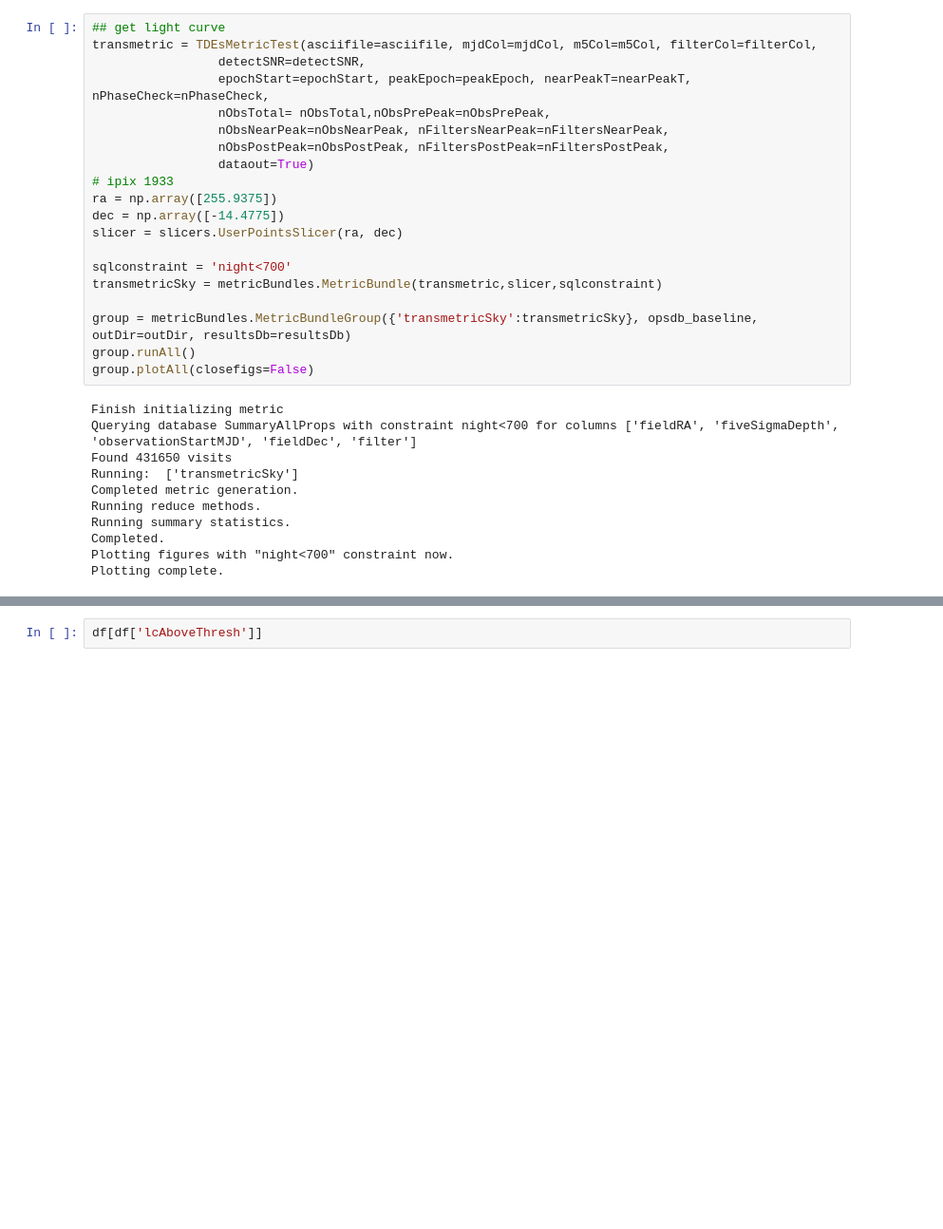
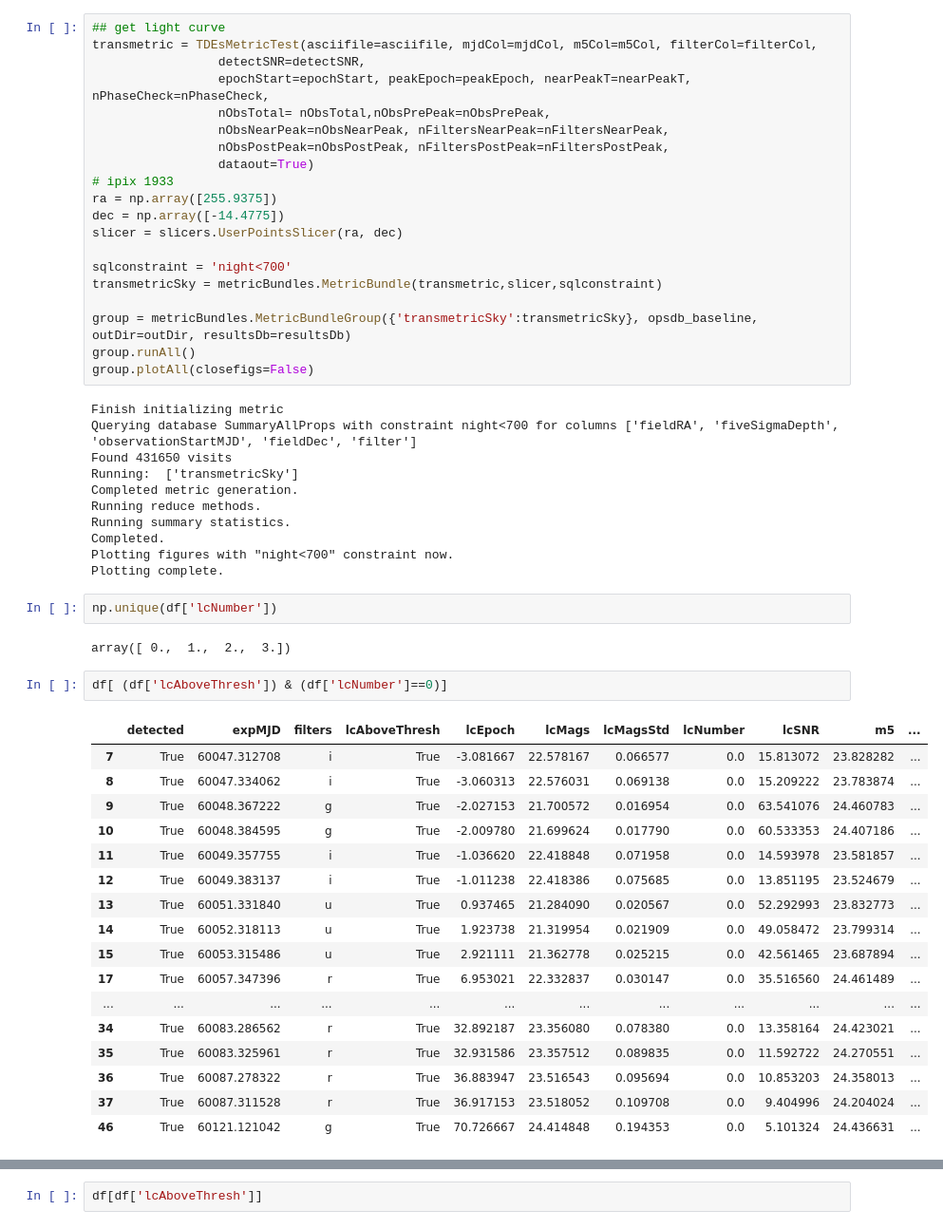
Before and after one commit to xiaolng/maf, a Jupyter notebook: TDEsDb.ipynb, the cells around one changed output, grey strips where cells are left out. Shown: that part at 95% size. Cells and saved outputs as stored; diff of their text form; blank space fills up the shorter version.

```diff
--- a/TDEsDb.ipynb
+++ b/TDEsDb.ipynb
@@ -293,6 +296,30 @@ Running summary statistics.
 Completed.
 Plotting figures with "night<700" constraint now.
 Plotting complete.
+# %%
+np.unique(df['lcNumber'])
+# %% [output]
+array([ 0.,  1.,  2.,  3.])
+# %%
+df[ (df['lcAboveThresh']) & (df['lcNumber']==0)]
+# %% [output]
+|  | detected | expMJD | filters | lcAboveThresh | lcEpoch | lcMags | lcMagsStd | lcNumber | lcSNR | m5 | ... |
+| 7 | True | 60047.312708 | i | True | -3.081667 | 22.578167 | 0.066577 | 0.0 | 15.813072 | 23.828282 | ... |
+| 8 | True | 60047.334062 | i | True | -3.060313 | 22.576031 | 0.069138 | 0.0 | 15.209222 | 23.783874 | ... |
+| 9 | True | 60048.367222 | g | True | -2.027153 | 21.700572 | 0.016954 | 0.0 | 63.541076 | 24.460783 | ... |
+| 10 | True | 60048.384595 | g | True | -2.009780 | 21.699624 | 0.017790 | 0.0 | 60.533353 | 24.407186 | ... |
+| 11 | True | 60049.357755 | i | True | -1.036620 | 22.418848 | 0.071958 | 0.0 | 14.593978 | 23.581857 | ... |
+| 12 | True | 60049.383137 | i | True | -1.011238 | 22.418386 | 0.075685 | 0.0 | 13.851195 | 23.524679 | ... |
+| 13 | True | 60051.331840 | u | True | 0.937465 | 21.284090 | 0.020567 | 0.0 | 52.292993 | 23.832773 | ... |
+| 14 | True | 60052.318113 | u | True | 1.923738 | 21.319954 | 0.021909 | 0.0 | 49.058472 | 23.799314 | ... |
+| 15 | True | 60053.315486 | u | True | 2.921111 | 21.362778 | 0.025215 | 0.0 | 42.561465 | 23.687894 | ... |
+| 17 | True | 60057.347396 | r | True | 6.953021 | 22.332837 | 0.030147 | 0.0 | 35.516560 | 24.461489 | ... |
+| ... | ... | ... | ... | ... | ... | ... | ... | ... | ... | ... | ... |
+| 34 | True | 60083.286562 | r | True | 32.892187 | 23.356080 | 0.078380 | 0.0 | 13.358164 | 24.423021 | ... |
+| 35 | True | 60083.325961 | r | True | 32.931586 | 23.357512 | 0.089835 | 0.0 | 11.592722 | 24.270551 | ... |
+| 36 | True | 60087.278322 | r | True | 36.883947 | 23.516543 | 0.095694 | 0.0 | 10.853203 | 24.358013 | ... |
+| 37 | True | 60087.311528 | r | True | 36.917153 | 23.518052 | 0.109708 | 0.0 | 9.404996 | 24.204024 | ... |
+| 46 | True | 60121.121042 | g | True | 70.726667 | 24.414848 | 0.194353 | 0.0 | 5.101324 | 24.436631 | ... |
 # %%
 # save file and plot light curve
 
```
Also changed, not shown: parts of 3 cells of this notebook.
